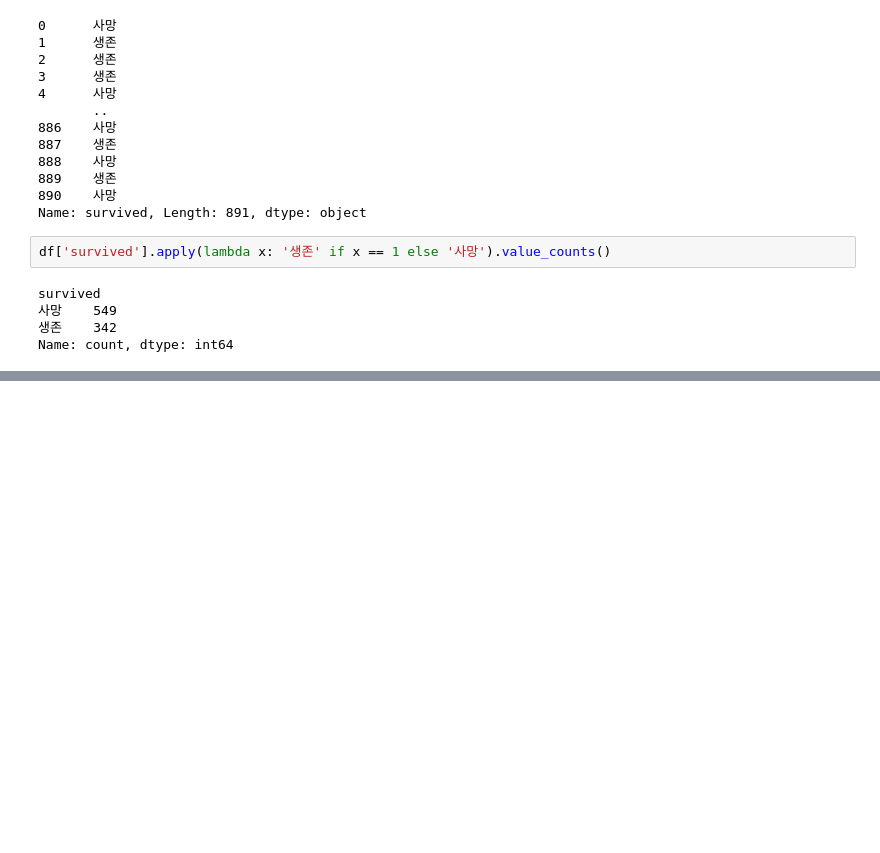
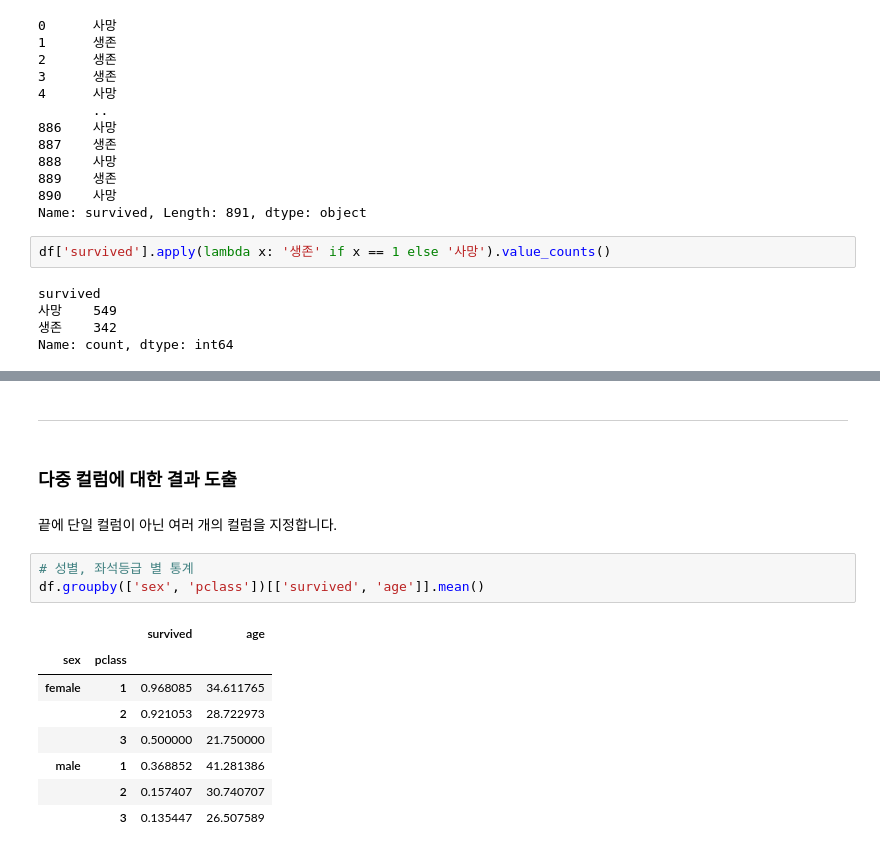
Before and after one commit to froggy-hyun/pandas_note, a Jupyter notebook: 06. Groupby와 Pivot table(with타이타닉호 데이터).ipynb, the cells around one changed output, grey strips where cells are left out. Saved outputs shown, nothing was run; the diff lists cells and outputs as text; blank space fills up the shorter version.

```diff
--- a/06. Groupby와 Pivot table(with타이타닉호 데이터).ipynb
+++ b/06. Groupby와 Pivot table(with타이타닉호 데이터).ipynb
@@ -181,0 +297,18 @@ Name: count, dtype: int64
+# %% [markdown]
+---
+# %% [markdown]
+### 다중 컬럼에 대한 결과 도출
+# %% [markdown]
+끝에 단일 컬럼이 아닌 여러 개의 컬럼을 지정합니다.
+# %%
+# 성별, 좌석등급 별 통계
+df.groupby(['sex', 'pclass'])[['survived', 'age']].mean()
+# %% [output]
+|  |  | survived | age |
+| sex | pclass |  |  |
+| female | 1 | 0.968085 | 34.611765 |
+|  | 2 | 0.921053 | 28.722973 |
+|  | 3 | 0.500000 | 21.750000 |
+| male | 1 | 0.368852 | 41.281386 |
+|  | 2 | 0.157407 | 30.740707 |
+|  | 3 | 0.135447 | 26.507589 |
```
Also changed, not shown: parts of 26 cells of this notebook.
